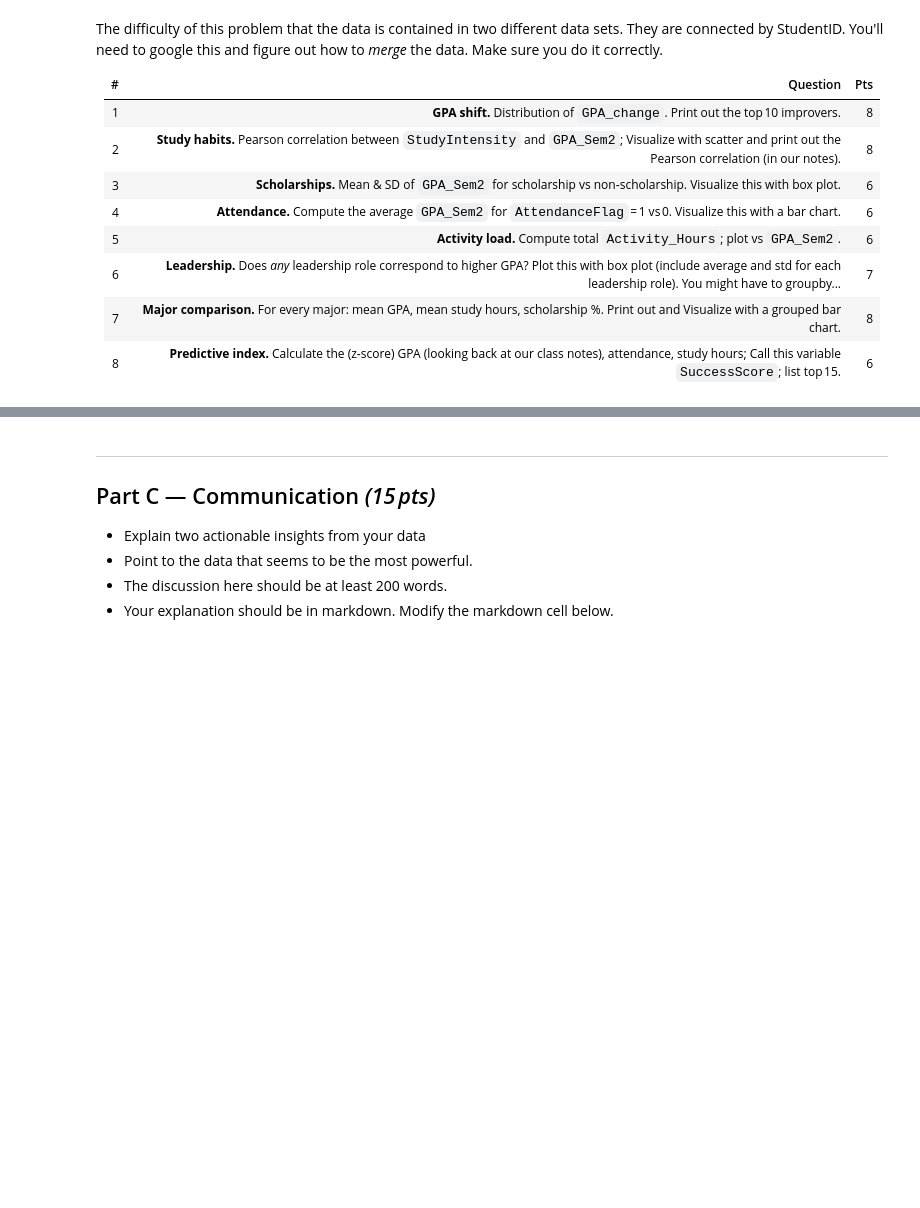
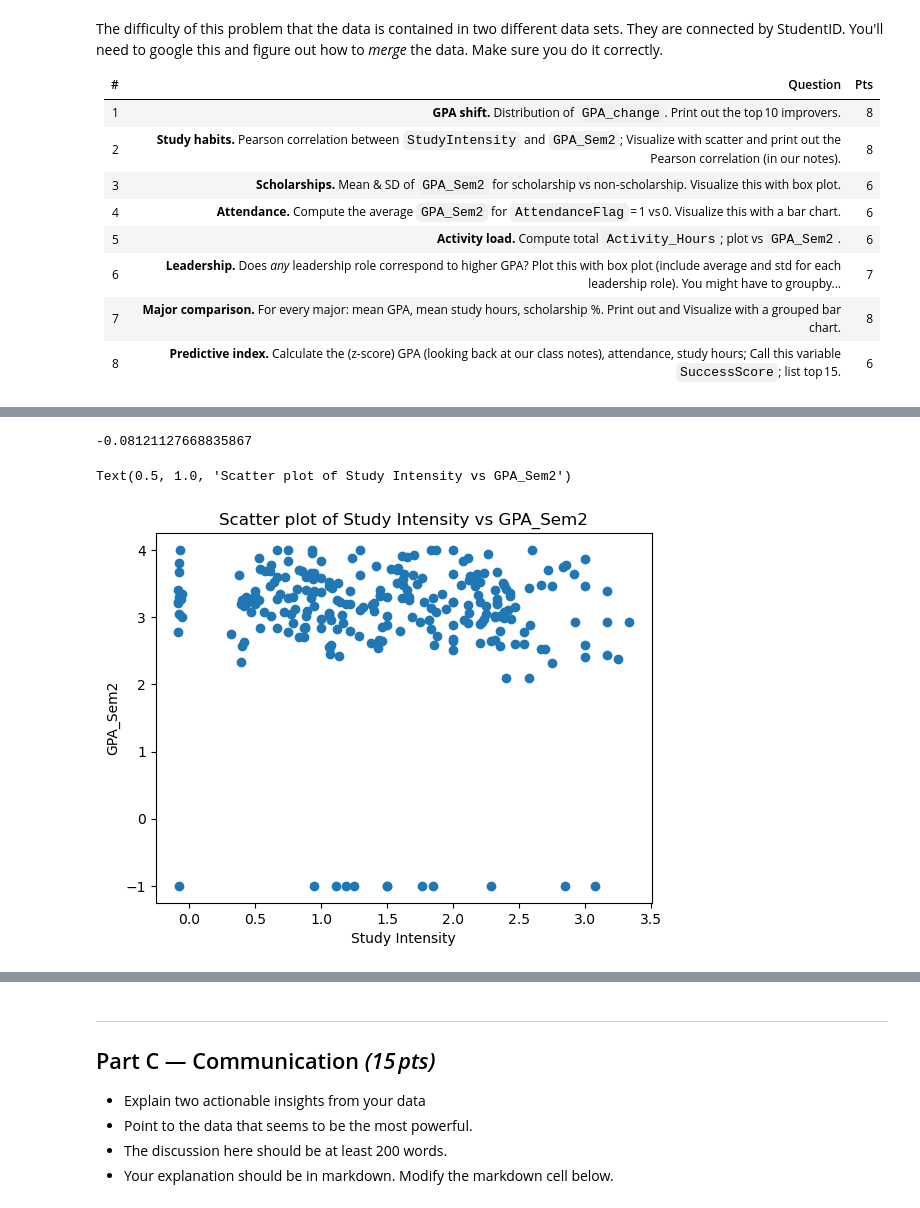
Before and after one commit to rhodes-cs-sanders/data242-sp25-hw7-zuko35, a Jupyter notebook: DATA242_hwk7.ipynb, the cells around one changed output, grey strips where cells are left out. Cells and saved outputs as stored; diff of their text form; code cells hidden in the pictures; blank space fills up the shorter version.

````diff
--- a/DATA242_hwk7.ipynb
+++ b/DATA242_hwk7.ipynb
@@ -27,3 +27,10 @@ AttendanceFlag = 1 if AttendanceRate ≥ 0.90 else 0
 ```
 # %%
 #PART A: Data Wrangling
+import pandas as pd
+df2 = pd.read_csv("student_activities.csv")
+df = pd.read_csv("student_academic.csv")
+print(df.shape)
+print(df.dtypes)
+print(df2.shape)
+print(df2.dtypes)
@@ -29,0 +55,8 @@ AttendanceFlag = 1 if AttendanceRate ≥ 0.90 else 0
+# %%
+df['GPA_Sem1'].fillna(-1, inplace=True)
+df['GPA_Sem2'].fillna(-1, inplace=True)
+df['Hours_Study'].fillna(-1, inplace=True)
+df['AttendanceRate'].fillna(-1, inplace=True)
+print(df.head(20))
+#-1 fills in a number so it won't cause any errors, but lets us know that everything that
+#is -1 is not real
@@ -29,0 +98,9 @@ AttendanceFlag = 1 if AttendanceRate ≥ 0.90 else 0
+# %%
+#GPA_change          = GPA_Sem2 – GPA_Sem1
+#StudyIntensity = Hours_Study / Credits_Enrolled
+#AttendanceFlag = 1 if AttendanceRate ≥ 0.90 else 0
+
+df['GPA_change'] = df['GPA_Sem2'] - df['GPA_Sem1']
+df['StudyIntensity'] = df['Hours_Study'] / df['Credits_Enrolled']
+df['AttendanceFlag'] = (df['AttendanceRate']>= 0.9).astype(int)
+print(df.head())
@@ -46,0 +164,13 @@ The difficulty of this problem that the data is contained in two different data
+# %%
+#2 Study habits. Pearson correlation between StudyIntensity and GPA_Sem2; Visualize with scatter and print out the Pearson correlation (in our notes).
+import matplotlib.pyplot as plt
+correlation = df['StudyIntensity'].corr(df['GPA_Sem2'])
+print(correlation)
+plt.scatter(df['StudyIntensity'], df['GPA_Sem2'])
+plt.xlabel('Study Intensity')
+plt.ylabel('GPA_Sem2')
+plt.title('Scatter plot of Study Intensity vs GPA_Sem2')
+# %% [output]
+-0.08121127668835867
+Text(0.5, 1.0, 'Scatter plot of Study Intensity vs GPA_Sem2')
+[figure, added]
````
Also changed, not shown: parts of 11 cells of this notebook.
